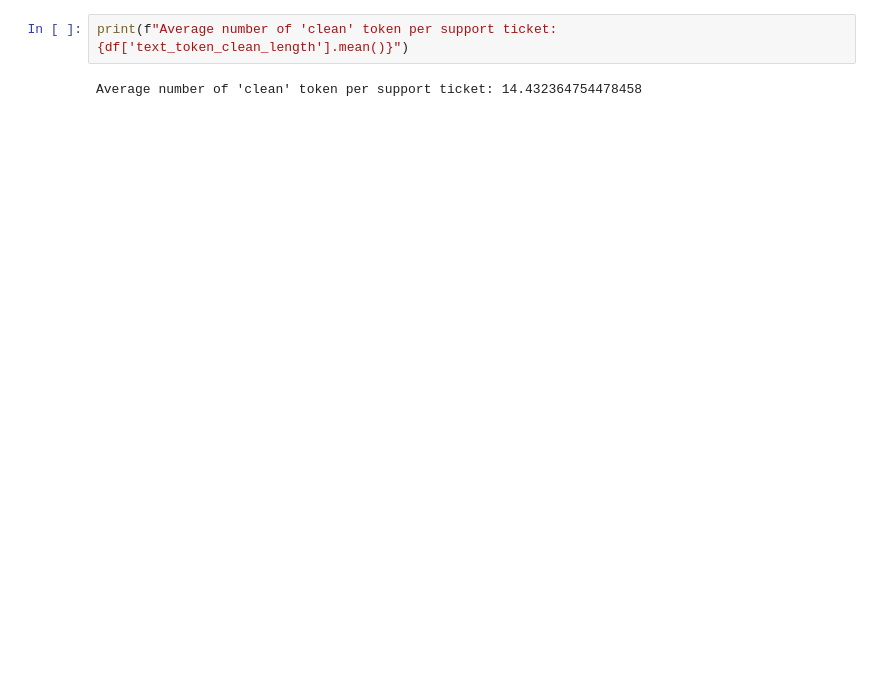
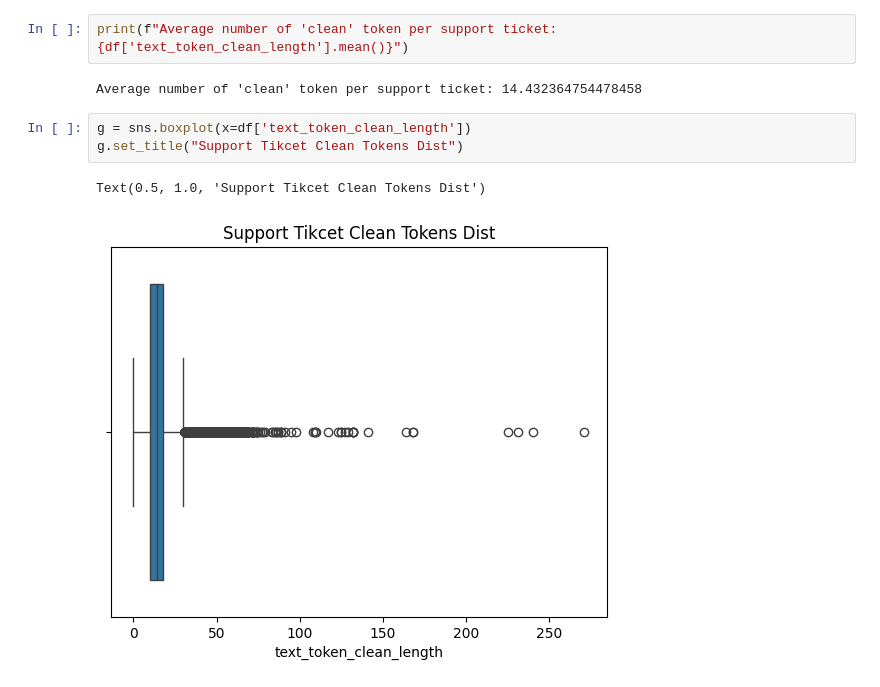
Before and after one commit to erictlong/customer-support-automation, a Jupyter notebook: data analytics/supportTicketBasicNlp.ipynb, the cells around one changed output. Cells and saved outputs as stored; diff of their text form; blank space fills up the shorter version.

```diff
--- a/data analytics/supportTicketBasicNlp.ipynb
+++ b/data analytics/supportTicketBasicNlp.ipynb
@@ -292,3 +300,9 @@ Average support ticket length: 24.394589465724007
 print(f"Average number of 'clean' token per support ticket: {df['text_token_clean_length'].mean()}")
 # %% [output]
 Average number of 'clean' token per support ticket: 14.432364754478458
+# %%
+g = sns.boxplot(x=df['text_token_clean_length'])
+g.set_title("Support Tikcet Clean Tokens Dist")
+# %% [output]
+Text(0.5, 1.0, 'Support Tikcet Clean Tokens Dist')
+[figure, added]
```
Also changed, not shown: parts of 2 cells of this notebook.
